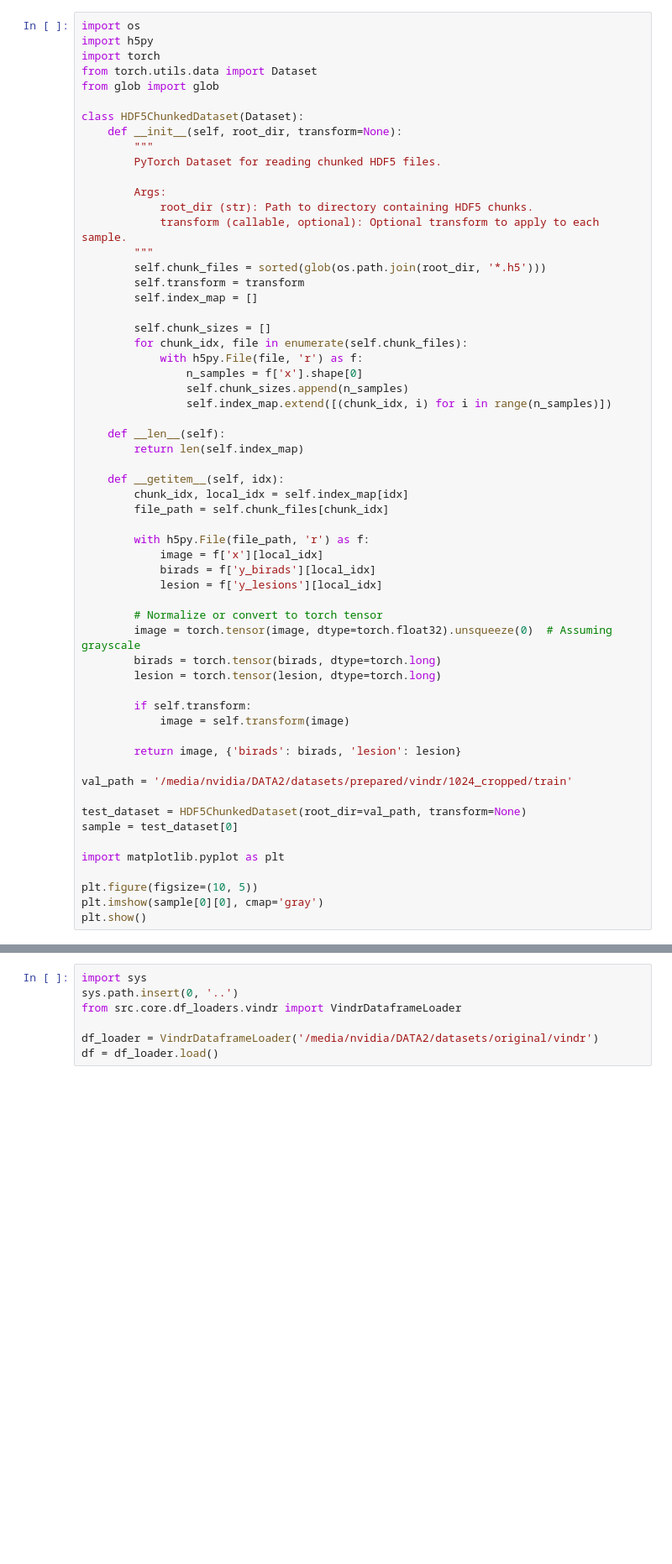
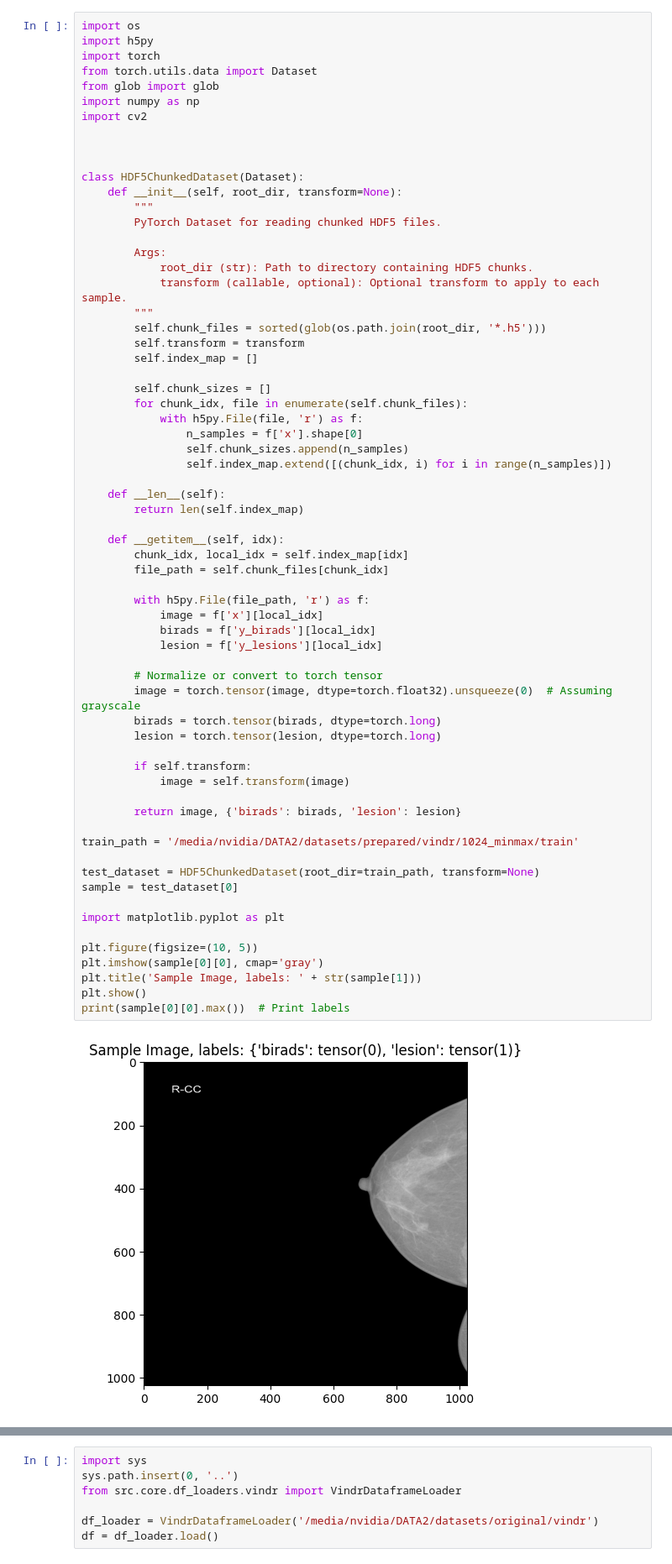
Before and after one commit to KP-AROB/Breast-Datasets-Preparation, a Jupyter notebook: notebooks/dataset.ipynb, the cells around one changed output, grey strips where cells are left out. Shown at 84% size. Cells and saved outputs as stored; diff of their text form; blank space fills up the shorter version.

```diff
--- a/notebooks/dataset.ipynb
+++ b/notebooks/dataset.ipynb
@@ -4,6 +15,10 @@ import h5py
 import torch
 from torch.utils.data import Dataset
 from glob import glob
+import numpy as np
+import cv2
+
+
 
 class HDF5ChunkedDataset(Dataset):
     def __init__(self, root_dir, transform=None):
@@ -28,32 +43,36 @@ class HDF5ChunkedDataset(Dataset):
     def __len__(self):
         return len(self.index_map)
 
     def __getitem__(self, idx):
         chunk_idx, local_idx = self.index_map[idx]
         file_path = self.chunk_files[chunk_idx]
 
         with h5py.File(file_path, 'r') as f:
             image = f['x'][local_idx]
             birads = f['y_birads'][local_idx]
             lesion = f['y_lesions'][local_idx]
 
         # Normalize or convert to torch tensor
         image = torch.tensor(image, dtype=torch.float32).unsqueeze(0)  # Assuming grayscale
         birads = torch.tensor(birads, dtype=torch.long)
         lesion = torch.tensor(lesion, dtype=torch.long)
 
         if self.transform:
             image = self.transform(image)
 
         return image, {'birads': birads, 'lesion': lesion}
 
-val_path = '/media/nvidia/DATA2/datasets/prepared/vindr/1024_cropped/train'
+train_path = '/media/nvidia/DATA2/datasets/prepared/vindr/1024_minmax/train'
 
-test_dataset = HDF5ChunkedDataset(root_dir=val_path, transform=None)
+test_dataset = HDF5ChunkedDataset(root_dir=train_path, transform=None)
 sample = test_dataset[0]
 
 import matplotlib.pyplot as plt
 
 plt.figure(figsize=(10, 5))
 plt.imshow(sample[0][0], cmap='gray')
+plt.title('Sample Image, labels: ' + str(sample[1]))
 plt.show()
+print(sample[0][0].max())  # Print labels
+# %% [output]
+[figure, added]
```
Also changed, not shown: parts of 8 cells of this notebook, 6 other files.
